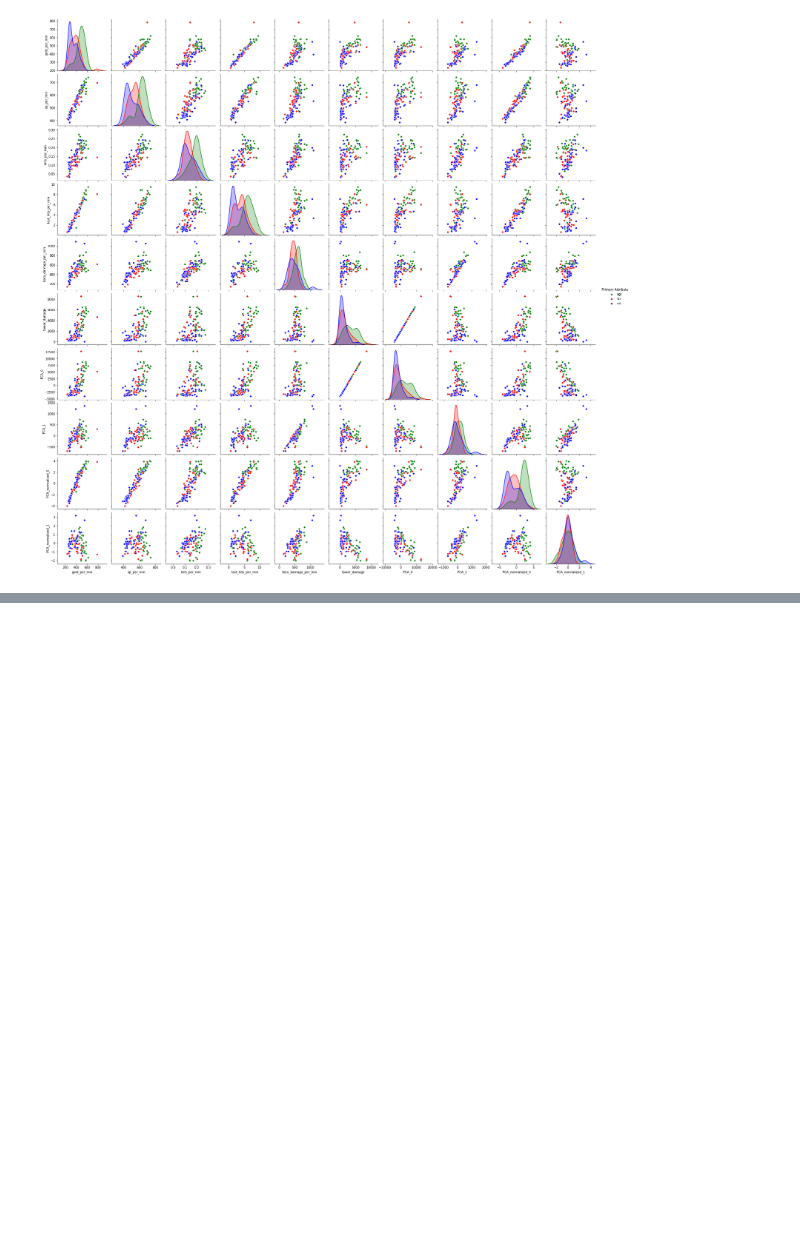
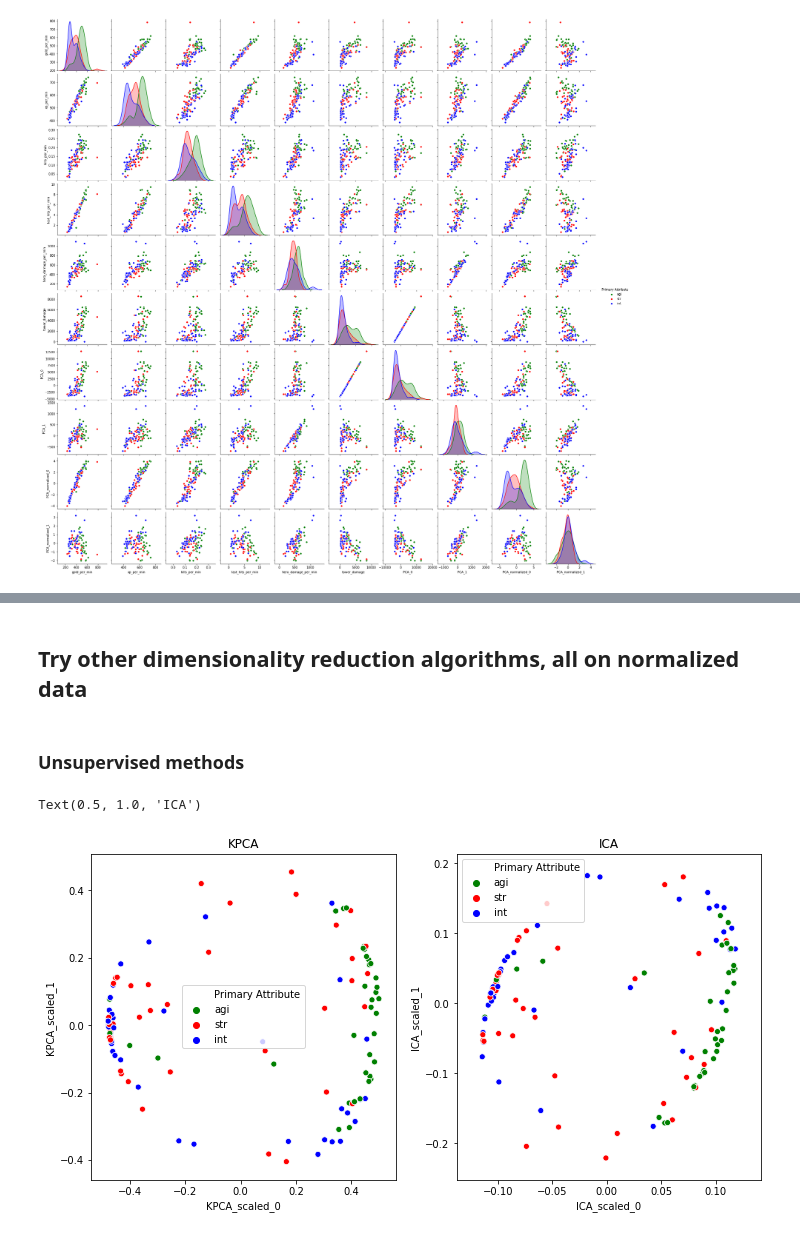
Before and after one commit to loftusa/Dota-Stats, a Jupyter notebook: data_cleaning.ipynb, the cells around one changed output, grey strips where cells are left out. Cells and saved outputs as stored; diff of their text form; code cells hidden in the pictures; blank space fills up the shorter version.

Commit message:
add more dimensionality reduction methods

```diff
--- a/data_cleaning.ipynb
+++ b/data_cleaning.ipynb
@@ -248,0 +282,33 @@ sns.pairplot(pairplot_data, hue="Primary Attribute",
+# %% [markdown]
+## Try other dimensionality reduction algorithms, all on normalized data
+# %% [markdown]
+### Unsupervised methods
+# %%
+from sklearn.decomposition import KernelPCA, FastICA
+
+fig, axes = plt.subplots(1, 2, figsize=(12,6))
+
+# KPCA
+kpca = KernelPCA(kernel="rbf")
+X_r = kpca.fit_transform(l2scaled)
+hero_stats.loc[:, "KPCA_scaled_0"] = X_r[:, 0]
+hero_stats.loc[:, "KPCA_scaled_1"] = X_r[:, 1]
+X_r
+
+sns.scatterplot(x="KPCA_scaled_0", y="KPCA_scaled_1", hue="Primary Attribute",
+                data=hero_stats, palette=palette, ax=axes[0]);
+axes[0].set_title("KPCA")
+
+# ICA
+ica = FastICA(n_components=2)
+X_r = ica.fit_transform(l2scaled)
+hero_stats.loc[:, "ICA_scaled_0"] = X_r[:, 0]
+hero_stats.loc[:, "ICA_scaled_1"] = X_r[:, 1]
+X_r
+
+sns.scatterplot(x="ICA_scaled_0", y="ICA_scaled_1", hue="Primary Attribute",
+                data=hero_stats, palette=palette, ax=axes[1]);
+axes[1].set_title("ICA")
+# %% [output]
+Text(0.5, 1.0, 'ICA')
+[figure, added]
```
Also changed, not shown: parts of 6 cells of this notebook.
